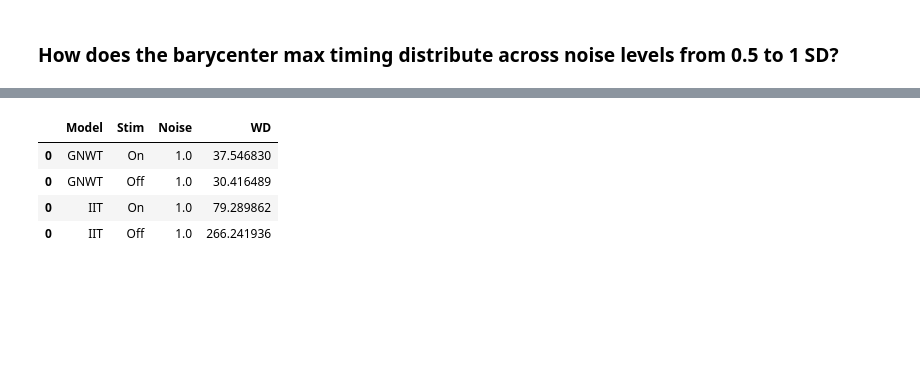
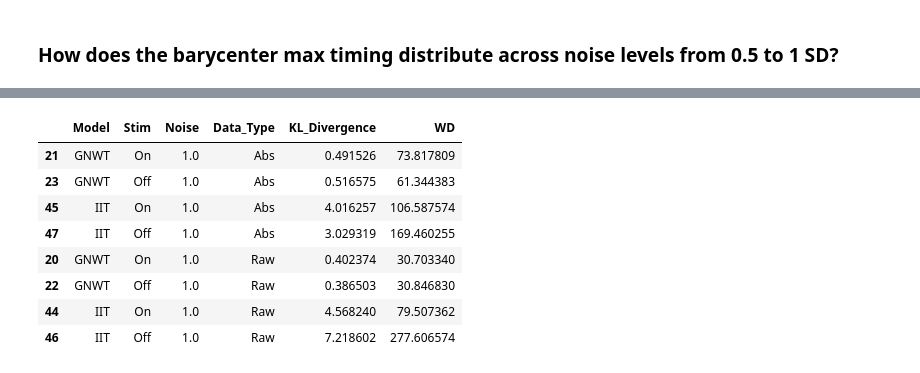
Before and after one commit to anniegbryant/MEG_functional_connectivity, a Jupyter notebook: data_visualization/barycenter_empirical_analysis.ipynb, the cells around one changed output, grey strips where cells are left out. Saved outputs shown, nothing was run; the diff lists cells and outputs as text; code cells hidden in the pictures; blank space fills up the shorter version.

```diff
--- a/data_visualization/barycenter_empirical_analysis.ipynb
+++ b/data_visualization/barycenter_empirical_analysis.ipynb
@@ -900,24 +712,57 @@ all_KL_results_irrel.query("Noise==1")
-# %%
-# Wasserstein distances
-all_WD_results_list_irrel = []
-for model in ["GNWT", "IIT"]:
-    for noise_level in [0.5, 0.6, 0.7, 0.8, 0.9, 1]:
-        for stim_type in ["On", "Off"]:
-            # Raw data
-            raw_data = all_data_for_comparison_irrel.query("Stim == @stim_type & Model == @model & Data_Type == 'Empirical'")
-            model_data = all_data_for_comparison_irrel.query("Stim == @stim_type & Model == @model & Data_Type == 'Model' & Noise==@noise_level")
-            this_model_noise_WD = wasserstein_distance(raw_data.Max_Time, model_data.Max_Time)
-
-            # Put into dataframe
-            all_WD_results_list_irrel.append(pd.DataFrame({"Model": [model], "Stim": [stim_type], "Noise": [noise_level], "WD": [this_model_noise_WD]}))
-
-# Concatenate the results
-all_WD_results_irrel = pd.concat(all_WD_results_list_irrel)
-all_WD_results_irrel.query("Noise == 1")
-# %% [output]
-|  | Model | Stim | Noise | WD |
-| 0 | GNWT | On | 1.0 | 37.546830 |
-| 0 | GNWT | Off | 1.0 | 30.416489 |
-| 0 | IIT | On | 1.0 | 79.289862 |
-| 0 | IIT | Off | 1.0 | 266.241936 |
+# %%
+# Irrelevant data
+all_raw_data_for_comparison_irrel, all_abs_data_for_comparison_irrel = prep_empirical_model_data_for_comparison(all_time_resolved_barycenter_res,
+                                                                                                                relevance="Irrelevant",
+                                                                                                                barycenter_geometry="euclidean",
+                                                                                                                  N_sims=1000)
+# %%
+# Compute the KL divergence between the model and empirical data
+all_KL_results_irrel_list = []
+all_WD_results_irrel_list = []
+for model in ["GNWT", "IIT"]:
+    for noise_level in [0.5, 0.6, 0.7, 0.8, 0.9, 1]:
+        for stim_type in ['On', 'Off']:
+
+            # Subset data
+            empirical_data_raw = all_raw_data_for_comparison_irrel.query("Stim == @stim_type & Model == @model & Data_Type == 'Empirical'")['Max_Time']
+            model_data_raw = all_raw_data_for_comparison_irrel.query("Stim == @stim_type & Model == @model & Data_Type == 'Model' & Noise==@noise_level")['Max_Time']
+
+            empirical_data_abs = all_abs_data_for_comparison_irrel.query("Stim == @stim_type & Model == @model & Data_Type == 'Empirical'")['Max_Time']
+            model_data_abs = all_abs_data_for_comparison_irrel.query("Stim == @stim_type & Model == @model & Data_Type == 'Model' & Noise==@noise_level")['Max_Time']
+
+            #### KL ####
+            # Raw data
+            this_model_noise_KL_raw = kl_divergence_from_counts(empirical_data_raw, model_data_raw, num_bins=100, units="bits")
+            all_KL_results_irrel_list.append(pd.DataFrame({"Model": [model], "Stim": [stim_type], "Noise": [noise_level], "Data_Type": ["Raw"], "KL_Divergence": [this_model_noise_KL_raw]}))
+
+            # Absolute value data
+            this_model_noise_KL_abs = kl_divergence_from_counts(empirical_data_abs, model_data_abs, num_bins=100, units="bits")
+            all_KL_results_irrel_list.append(pd.DataFrame({"Model": [model], "Stim": [stim_type], "Noise": [noise_level], "Data_Type": ["Abs"], "KL_Divergence": [this_model_noise_KL_abs]}))
+
+            #### Wasserstein Distance ####
+            # Raw data
+            this_model_noise_WD_raw = wasserstein_distance(empirical_data_raw, model_data_raw)
+            all_WD_results_irrel_list.append(pd.DataFrame({"Model": [model], "Stim": [stim_type], "Noise": [noise_level], "Data_Type": ["Raw"], "WD": [this_model_noise_WD_raw]}))
+
+            # Absolute value data
+            this_model_noise_WD_abs = wasserstein_distance(empirical_data_abs, model_data_abs)
+            all_WD_results_irrel_list.append(pd.DataFrame({"Model": [model], "Stim": [stim_type], "Noise": [noise_level], "Data_Type": ["Abs"], "WD": [this_model_noise_WD_abs]}))
+
+# Concatenate the results
+all_KL_results_irrel = pd.concat(all_KL_results_irrel_list)
+all_WD_results_irrel = pd.concat(all_WD_results_irrel_list)
+
+# Merge the KL and WD results
+all_stats_results_irrel = pd.merge(all_KL_results_irrel, all_WD_results_irrel, on=['Model', 'Stim', 'Noise', 'Data_Type'])
+all_stats_results_irrel.query("Noise == 1").sort_values(['Data_Type', 'Model'])
+# %% [output]
+|  | Model | Stim | Noise | Data_Type | KL_Divergence | WD |
+| 21 | GNWT | On | 1.0 | Abs | 0.491526 | 73.817809 |
+| 23 | GNWT | Off | 1.0 | Abs | 0.516575 | 61.344383 |
+| 45 | IIT | On | 1.0 | Abs | 4.016257 | 106.587574 |
+| 47 | IIT | Off | 1.0 | Abs | 3.029319 | 169.460255 |
+| 20 | GNWT | On | 1.0 | Raw | 0.402374 | 30.703340 |
+| 22 | GNWT | Off | 1.0 | Raw | 0.386503 | 30.846830 |
+| 44 | IIT | On | 1.0 | Raw | 4.568240 | 79.507362 |
+| 46 | IIT | Off | 1.0 | Raw | 7.218602 | 277.606574 |
 # %%
```
Also changed, not shown: parts of 16 cells of this notebook, 14 other files.
